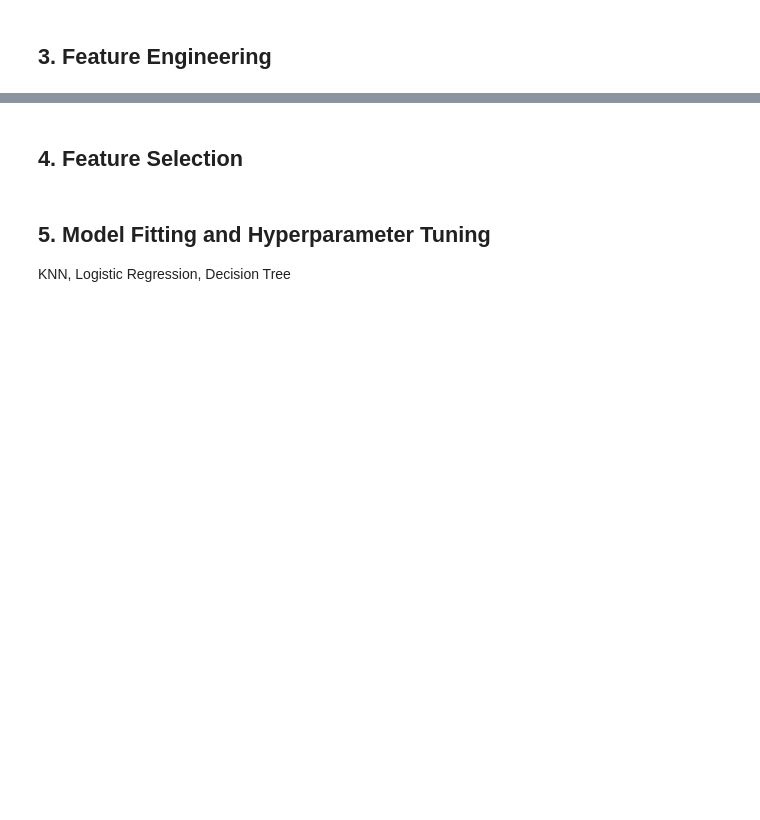
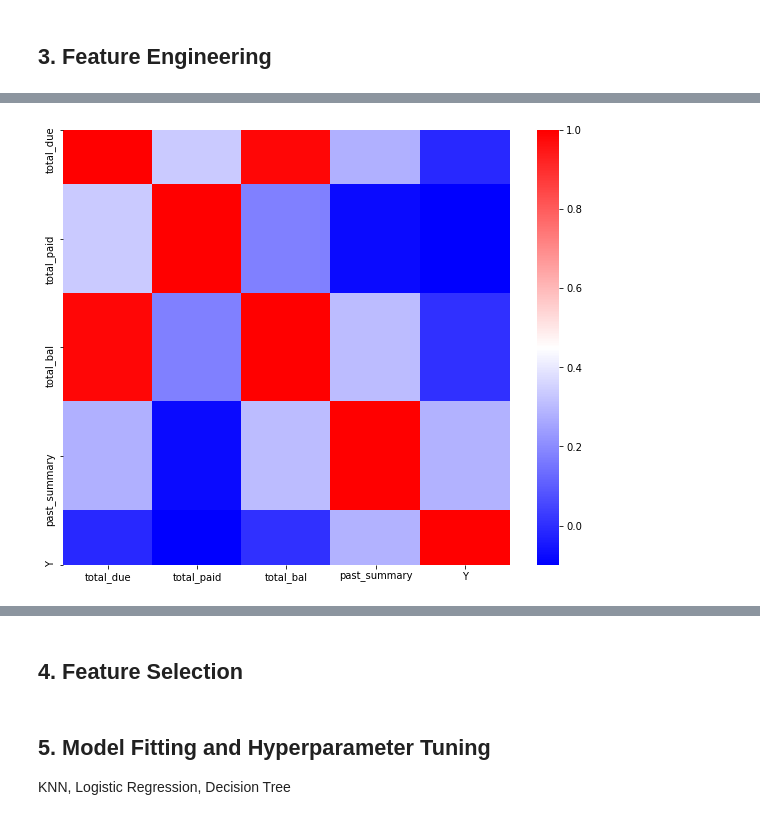
Before and after one commit to dorjeys3/Credit-Defaulting, a Jupyter notebook: classification-bakeoff-template.ipynb, the cells around one changed output, grey strips where cells are left out. Saved outputs shown, nothing was run; the diff lists cells and outputs as text; code cells hidden in the pictures; blank space fills up the shorter version.

```diff
--- a/classification-bakeoff-template.ipynb
+++ b/classification-bakeoff-template.ipynb
@@ -244,0 +311,2 @@ df.astype(dtype=int)
+# %%
+df_check1 = df[["total_due", "total_paid", "total_bal", "past_summary", "Y"]]
@@ -244,0 +343,5 @@ df.astype(dtype=int)
+# %%
+fig,ax = plt.subplots(figsize=(10,8))
+ax = sns.heatmap(corr, cmap = 'bwr')
+# %% [output]
+[figure, added]
```
Also changed, not shown: parts of 35 cells of this notebook.
